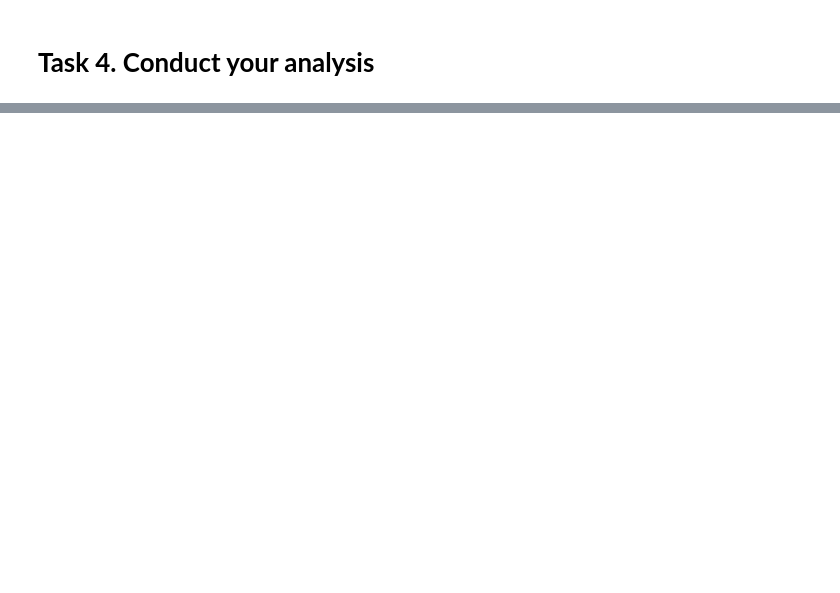
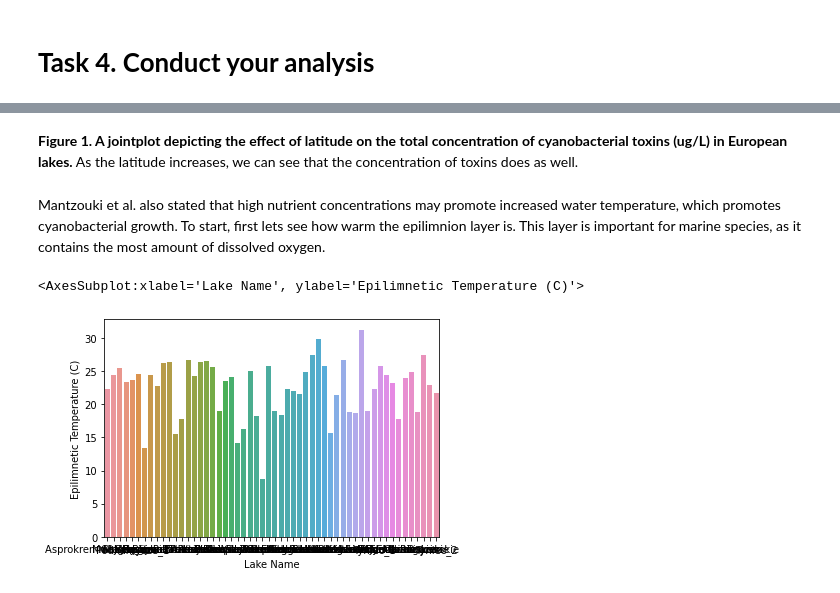
Before and after one commit to ubco-W2021T1-data301/project-group50-project, a Jupyter notebook: notebooks/analysis1.ipynb, the cells around one changed output, grey strips where cells are left out. Saved outputs shown, nothing was run; the diff lists cells and outputs as text; code cells hidden in the pictures; blank space fills up the shorter version.

```diff
--- a/notebooks/analysis1.ipynb
+++ b/notebooks/analysis1.ipynb
@@ -657,0 +659,9 @@ Mantzouki et al.
+# %% [markdown]
+**Figure 1. A jointplot depicting the effect of latitude on the total concentration of cyanobacterial toxins (ug/L) in European lakes.**  As the latitude increases, we can see that the concentration of toxins does as well.
+# %% [markdown]
+Mantzouki et al. also stated that high nutrient concentrations may promote increased water temperature, which promotes cyanobacterial growth. To start, first lets see how warm the epilimnion layer is. This layer is important for marine species, as it contains the most amount of dissolved oxygen.
+# %%
+sns.barplot(x="Lake Name", y="Epilimnetic Temperature (C)", data= df_new_version3 , estimator=np.median)
+# %% [output]
+<AxesSubplot:xlabel='Lake Name', ylabel='Epilimnetic Temperature (C)'>
+[figure, added]
```
Also changed, not shown: parts of 16 cells of this notebook, 1 other file.
